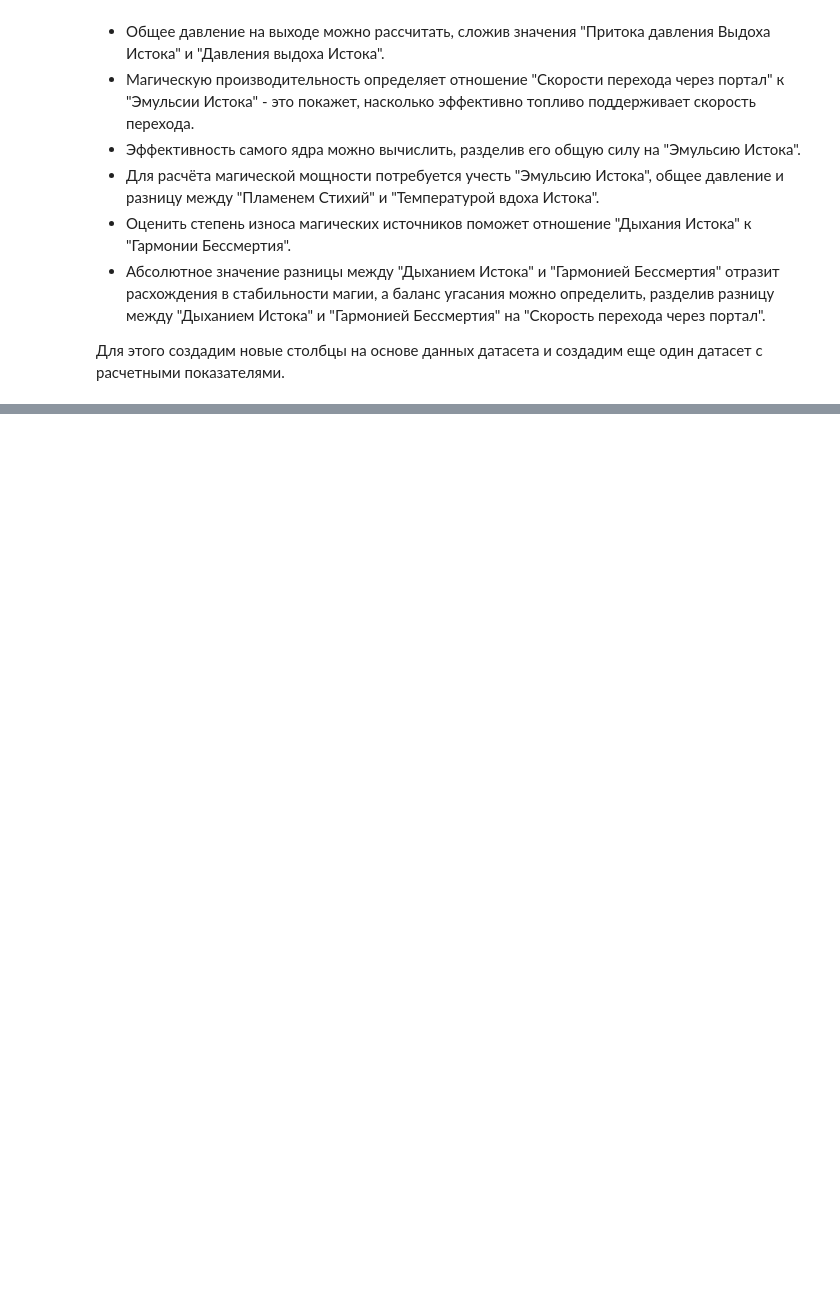
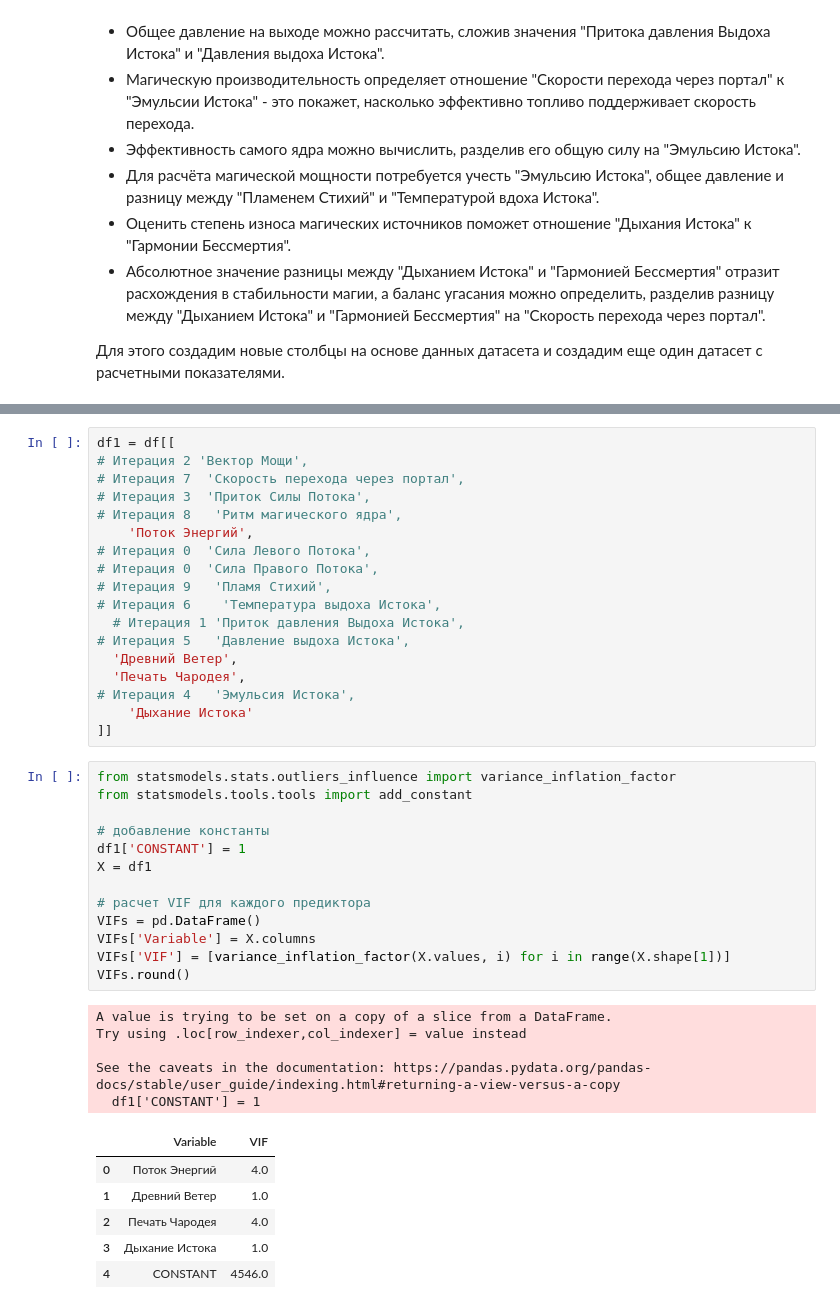
Before and after one commit to Theocroft/GPN-Intelligence-Cup-2024, a Jupyter notebook: Data Preprocessing.ipynb, the cells around one changed output, grey strips where cells are left out. Cells and saved outputs as stored; diff of their text form; blank space fills up the shorter version.

```diff
--- a/Data Preprocessing.ipynb
+++ b/Data Preprocessing.ipynb
@@ -298,0 +304,43 @@ sns.heatmap(df1.corr(method='pearson'))
+# %%
+df1 = df[[
+# Итерация 2 'Вектор Мощи',
+# Итерация 7  'Скорость перехода через портал',
+# Итерация 3  'Приток Силы Потока',
+# Итерация 8   'Ритм магического ядра',
+    'Поток Энергий',
+# Итерация 0  'Сила Левого Потока',
+# Итерация 0  'Сила Правого Потока',
+# Итерация 9   'Пламя Стихий',
+# Итерация 6    'Температура выдоха Истока',
+  # Итерация 1 'Приток давления Выдоха Истока',
+# Итерация 5   'Давление выдоха Истока',
+  'Древний Ветер',
+  'Печать Чародея',
+# Итерация 4   'Эмульсия Истока',
+    'Дыхание Истока'
+]]
+# %%
+from statsmodels.stats.outliers_influence import variance_inflation_factor
+from statsmodels.tools.tools import add_constant
+
+# добавление константы
+df1['CONSTANT'] = 1
+X = df1
+
+# расчет VIF для каждого предиктора
+VIFs = pd.DataFrame()
+VIFs['Variable'] = X.columns
+VIFs['VIF'] = [variance_inflation_factor(X.values, i) for i in range(X.shape[1])]
+VIFs.round()
+# %% [output]
+A value is trying to be set on a copy of a slice from a DataFrame.
+Try using .loc[row_indexer,col_indexer] = value instead
+
+See the caveats in the documentation: https://pandas.pydata.org/pandas-docs/stable/user_guide/indexing.html#returning-a-view-versus-a-copy
+  df1['CONSTANT'] = 1
+|  | Variable | VIF |
+| 0 | Поток Энергий | 4.0 |
+| 1 | Древний Ветер | 1.0 |
+| 2 | Печать Чародея | 4.0 |
+| 3 | Дыхание Истока | 1.0 |
+| 4 | CONSTANT | 4546.0 |
```
Also changed, not shown: parts of 27 cells of this notebook, 1 other file.
